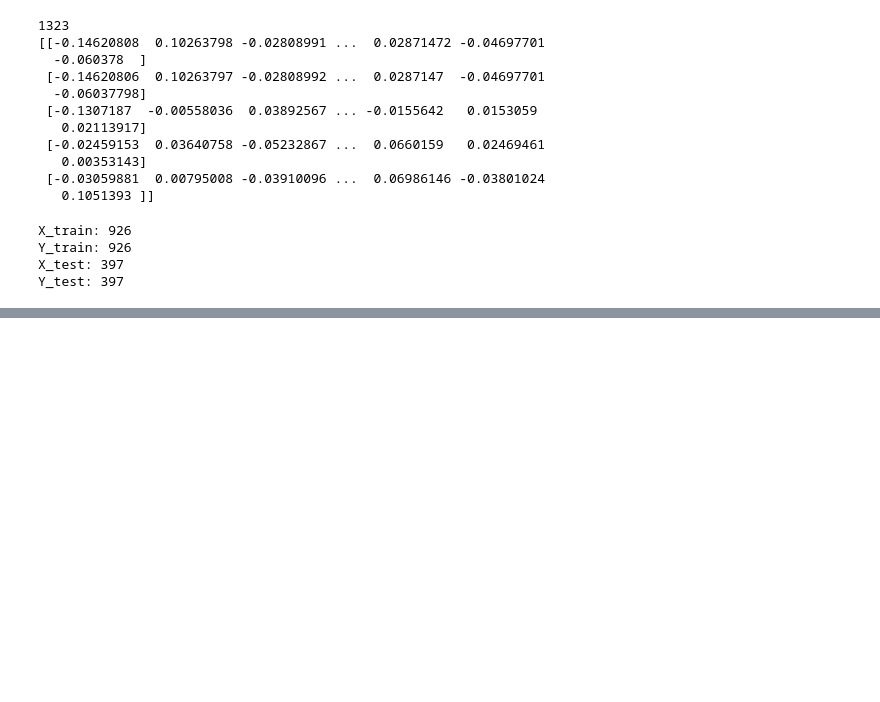
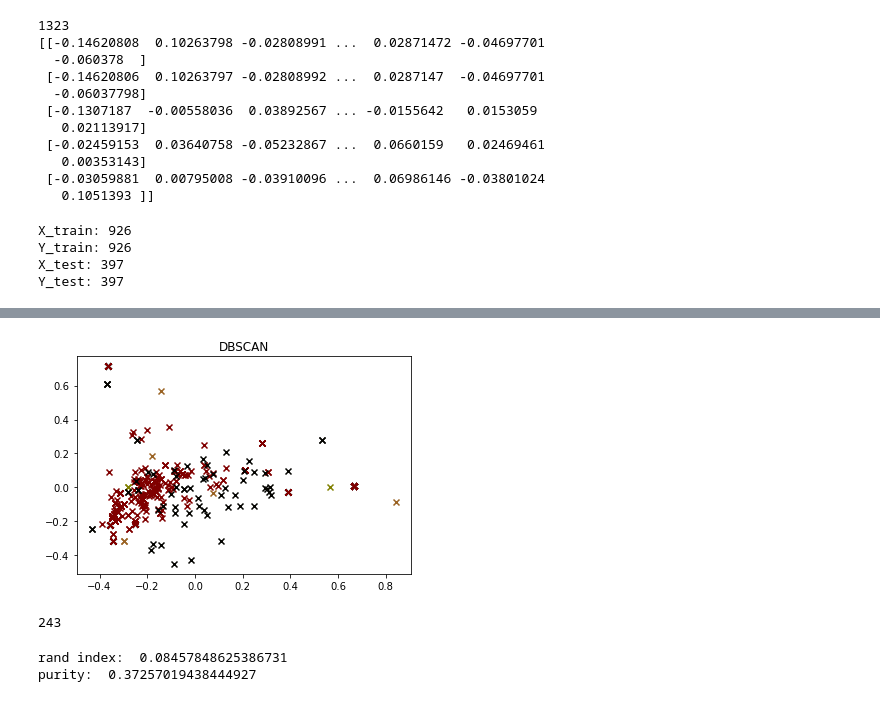
Before and after one commit to JuliusAndreas/DataMining, a Jupyter notebook: Phase 2/clustering.ipynb, the cells around one changed output, grey strips where cells are left out. Cells and saved outputs as stored; diff of their text form; code cells hidden in the pictures; blank space fills up the shorter version.

```diff
--- a/Phase 2/clustering.ipynb
+++ b/Phase 2/clustering.ipynb
@@ -161,0 +210,23 @@ len(embedding)
+# %%
+dbscan = DBSCAN(eps=1, min_samples=5)
+Y_pred_dbscan = dbscan.fit_predict(X_train)
+# %%
+plot_clusters(dbscan.labels_, 'DBSCAN')
+# %% [output]
+[figure, added]
+# %%
+noises = 0
+for i in Y_pred_dbscan:
+    if i==-1:
+        noises += 1
+print(noises)
+# %% [output]
+243
+# %%
+randIndex = adjusted_rand_score(dbscan.labels_, Y_train)
+print('rand index: ', randIndex)
+purity = purity_score(Y_pred_dbscan, Y_train)
+print('purity: ', purity)
+# %% [output]
+rand index:  0.08457848625386731
+purity:  0.37257019438444927
```
Also changed, not shown: parts of 19 cells of this notebook.
